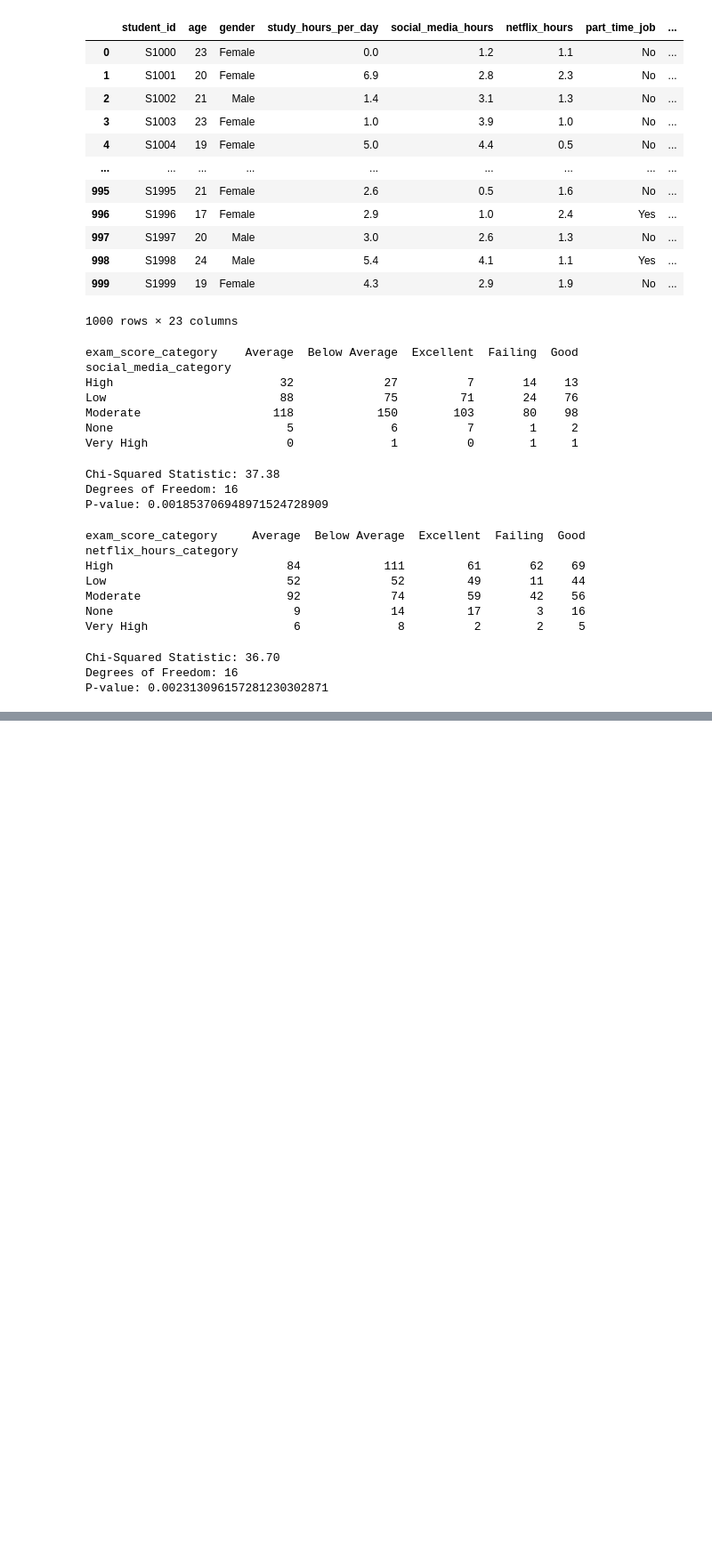
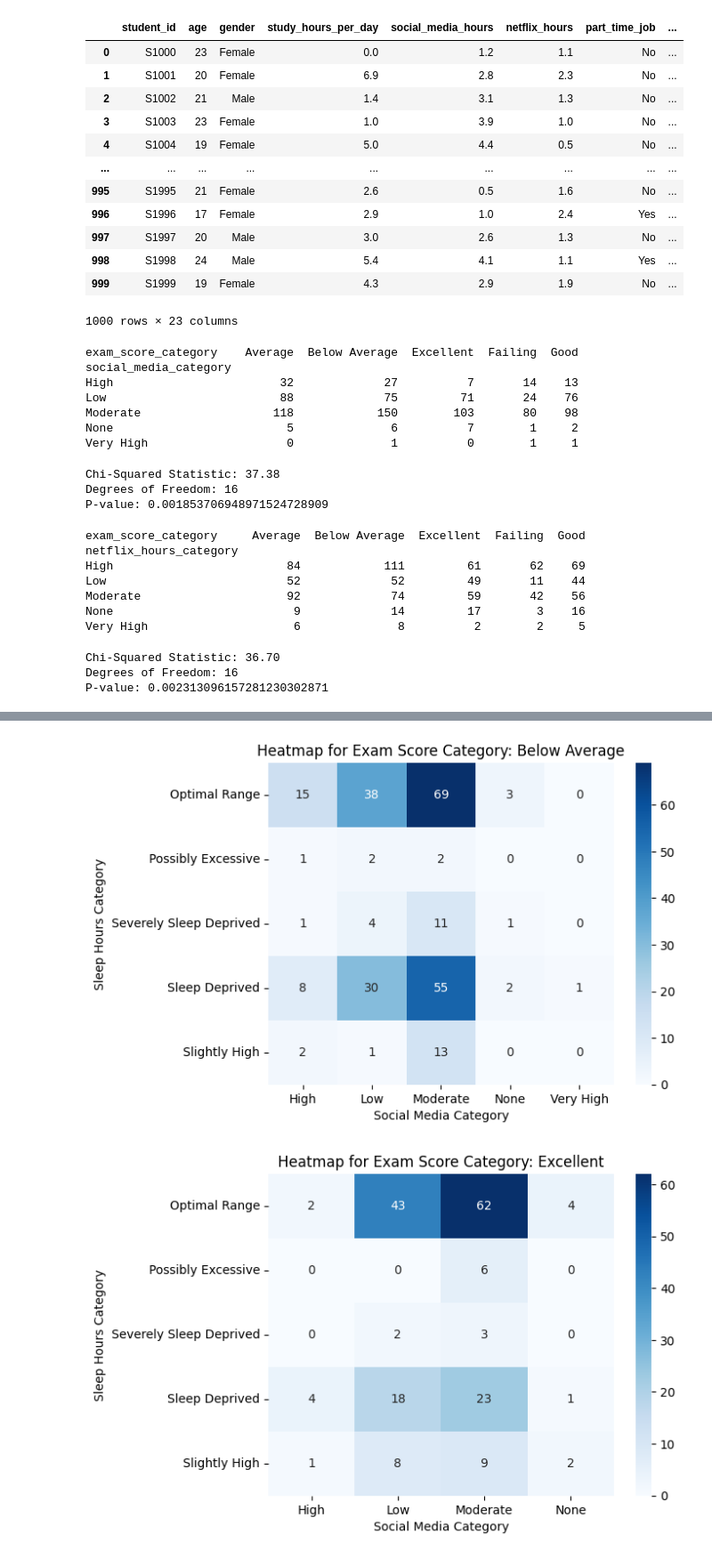
Before and after one commit to aishyuu/Student-Performance-Data-Exploration, a Jupyter notebook: test.ipynb, the cells around one changed output, grey strips where cells are left out. Shown at 89% size. Saved outputs shown, nothing was run; the diff lists cells and outputs as text; code cells hidden in the pictures; blank space fills up the shorter version.

Commit message:
combined categories social media hours and sleep hours and generated heat maps vs exam score categories

```diff
--- a/test.ipynb
+++ b/test.ipynb
@@ -340,0 +364,13 @@ P-value: 0.002313096157281230302871
+# %%
+for score_cat in df['exam_score_category'].unique():
+    temp = df[df['exam_score_category'] == score_cat]
+    heatmap_data = pd.crosstab(temp['sleep_hours_category'], temp['social_media_category'])
+
+    sns.heatmap(heatmap_data, annot=True, fmt="d", cmap="Blues")
+    plt.title(f'Heatmap for Exam Score Category: {score_cat}')
+    plt.ylabel("Sleep Hours Category")
+    plt.xlabel("Social Media Category")
+    plt.show()
+# %% [output]
+[figure, added]
+[figure, added]
```
Also changed, not shown: parts of 3 cells of this notebook.
